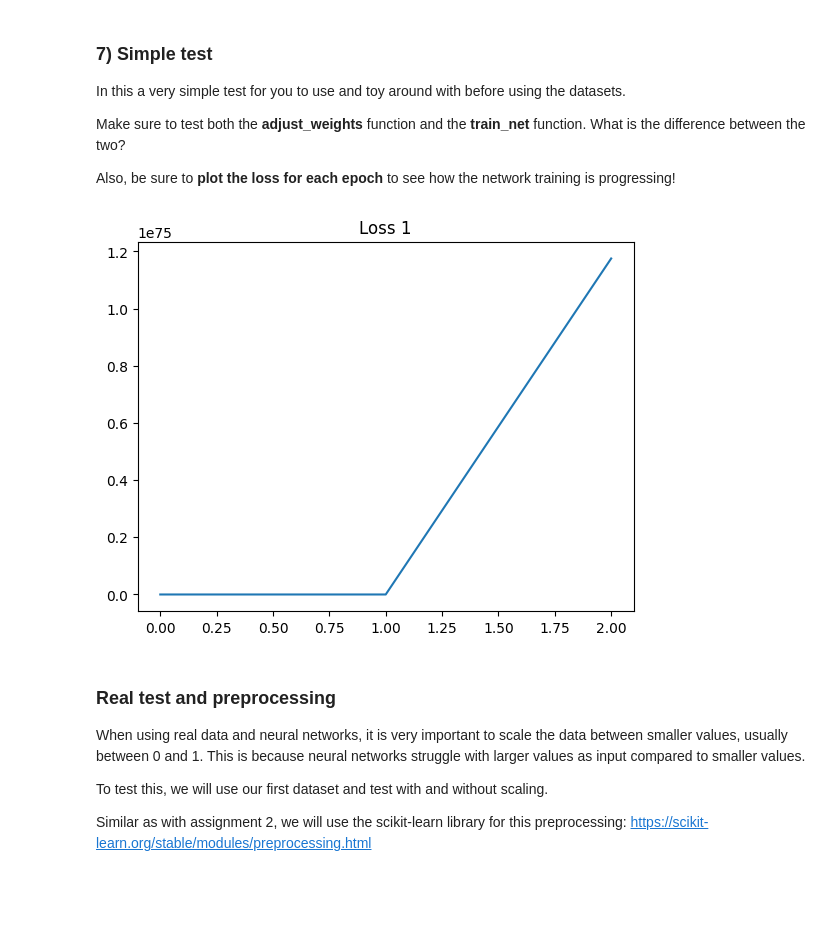
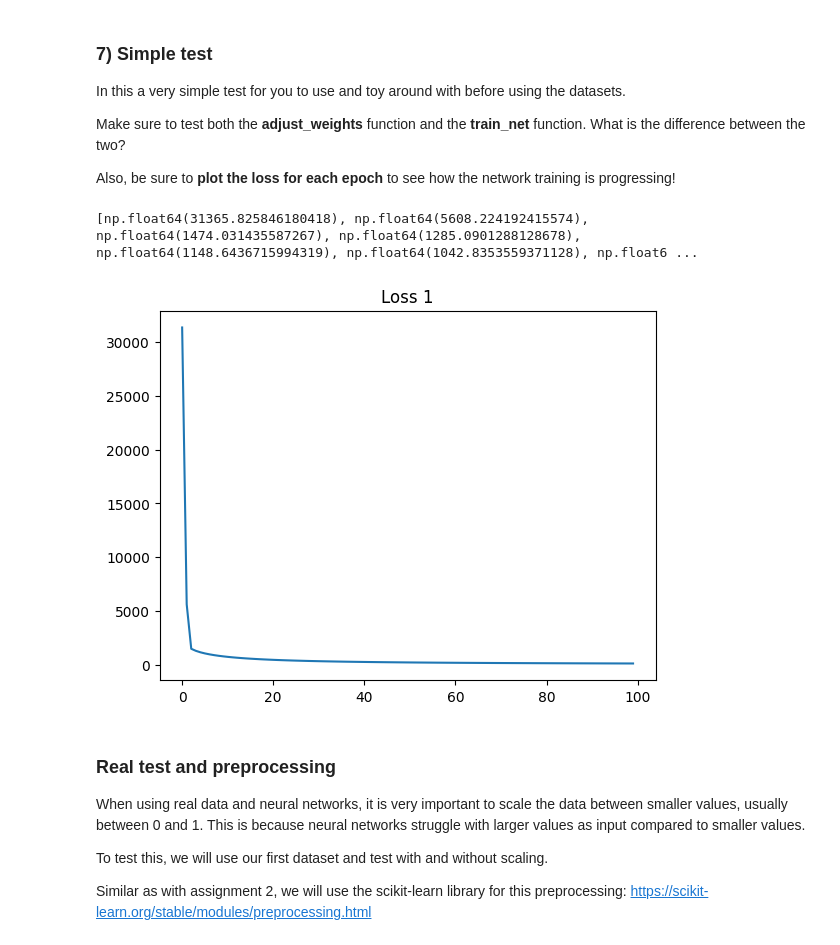
Before and after one commit to JoelScarinius/Neural_Network, a Jupyter notebook: ML-Assignment_3_Joel_Scarinius_Stavmo.ipynb, the cells around one changed output. Drawn from its saved outputs; the diff is of its cells as text; code cells hidden in the pictures; blank space fills up the shorter version.

Commit message:
FIX: adjust weights and calling activation functions correctly

```diff
--- a/ML-Assignment_3_Joel_Scarinius_Stavmo.ipynb
+++ b/ML-Assignment_3_Joel_Scarinius_Stavmo.ipynb
@@ -151,7 +151,7 @@ Finish the MSE_loss (Mean Squared Error loss), as well as adding one additional
 # %%
 # This is the loss for a set of predictions y_hat compared to a set of real values y
 def MSE_loss(y_hat, y):
-    loss = np.mean(np.square(np.subtract(y, y_hat))) # TODO: Finish this function
+    loss = np.mean(np.square(np.subtract(y_hat, y))) # TODO: Finish this function
     return loss
 
 # TODO: Choose another loss function and implement it
@@ -163,11 +163,14 @@ The derivatives of the loss is with respect to the predicted value **y_hat**.
 # %%
 def d_MSE_loss(y_hat, y):
     # TODO: Finish this function
-    dy = np.subtract(y_hat, y)
+    # dy = np.subtract(y_hat, y)
+    dy = 2 * (y_hat - y) / y.size
     return dy
 
 # TODO: Choose another loss function and implement it
 def d_BCE_loss(y_hat, y):
     # TODO: Finish this function
+    epsilon = 1e-10
+    y_hat = np.clip(y_hat, epsilon, 1 - epsilon)
     dy = np.add(np.divide(-y, y_hat), np.divide(np.subtract(1, y), np.subtract(1, y_hat)))
     return dy
@@ -205,7 +203,7 @@ def propagate_backward(weights, activations, dl_dz, bias, activation_function="n
     d_loss = d_activate(dot_product, activation_function) * dl_dz
     d_weights = np.dot(activations.T, d_loss)
     d_activations = np.dot(d_loss, weights.T)
-    d_bias = np.sum(d_loss, axis=1, keepdims=True)
+    d_bias = np.sum(d_loss, axis=0, keepdims=True)
 
     return d_weights, d_activations, d_bias
 # %% [markdown]
@@ -220,7 +218,6 @@ Below is a class implementation of a MLP neural network. This implementation is
 3. Make use of an validation set in the training function. The model should stop training when the loss starts to increase for the validatin set. This feature should be able to be turned on and off to test the difference.
 # %%
 class NeuralNet(object):
-
     # Setup all parameters and activation functions.
     # This function runs directly when a new instance of this class is created.
     def __init__ (self, input_dim, output_dim, neurons = []):
@@ -233,15 +230,16 @@ class NeuralNet(object):
         self.weights = [np.random.normal(0,2,(n,m)) for n,m in
                    zip([input_dim] + neurons, neurons + [output_dim])]
 
-        self.activation_functions = ["relu"] * len(neurons) + ["none"]
+        self.activation_functions = ["ReLU"] * len(neurons) + ["none"]
 
-        self.bias = [np.zeros((1, m)) for m in (neurons + [output_dim])]
+        self.biases = [np.zeros((1, n)) for n in (neurons + [output_dim])]
+        # self.biases = [np.zeros((n, 1), dtype="float64") for n in neurons + [output_dim]]
 
     # Predict the input throughout the network and calculate the output.
     def forward(self, x):
 
         # TODO: Add support for a bias for each neuron in the code below.
-        for layer_weights, layer_activation_function, layer_bias in zip(self.weights, self.activation_functions, self.bias):
+        for layer_weights, layer_activation_function, layer_bias in zip(self.weights, self.activation_functions, self.biases):
             x = propagate_forward(layer_weights, x, layer_bias, layer_activation_function)
 
         return x
@@ -256,7 +254,7 @@ class NeuralNet(object):
         activation = x
         activation_history = [] # NOTE: We need the previous (or intermediate) activations to make use of the "chain rule" (see lecture notes).
 
-        for layer_weights, layer_activation_function, layer_bias in zip(self.weights, self.activation_functions, self.bias):
+        for layer_weights, layer_bias, layer_activation_function in zip(self.weights, self.biases, self.activation_functions):
             activation_history.append(activation)
             activation = propagate_forward(layer_weights, activation, layer_bias, layer_activation_function)
 
@@ -267,16 +265,16 @@ class NeuralNet(object):
 
         for i, (
             layer_weights,
+            layer_bias,
             layer_activation_function,
-            layer_bias,
             previous_activations,
         ) in reversed(
             list(
                 enumerate(
                     zip(
                         self.weights,
+                        self.biases,
                         self.activation_functions,
-                        self.bias,
                         activation_history,
                     )
                 )
@@ -286,8 +284,11 @@ class NeuralNet(object):
             d_weights, d_activations, d_bias = propagate_backward(layer_weights, previous_activations, d_activations, layer_bias, layer_activation_function)
 
             # NOTE: Here is where the weight update is happening.
-            self.weights[i] -= learning_rate * d_weights[i]
-            self.bias[i] -= learning_rate * d_bias[i]
+            layer_weights -= learning_rate * d_weights
+            layer_bias -= learning_rate * d_bias
+
+            self.weights[i] = layer_weights
+            self.biases[i] = layer_bias
 
         return loss
 
@@ -303,6 +304,8 @@ class NeuralNet(object):
             for batch in batches:
                 batch = self.forward(batch)
                 loss = self.adjust_weights(batch, y, learning_rate)
+                print("Batch#: ", batch)
+                print("Loss: ", loss)
 
         # TODO: Implement the use of validation data, that is, splitting the training data into training data and validation data.
         #       The validation data should be used to stop the training when the model stops to generalize and starts to overfit.
@@ -325,30 +328,30 @@ Also, be sure to **plot the loss for each epoch** to see how the network trainin
 # %%
 # TODO: You can change most things in this cell if you want to, we encourage it!
 
 n = 1000
 d = 4
 
 k = np.random.randint(0,10,(d,1))
 x = np.random.normal(0,1,(n,d))
 y = np.dot(x,k) + 0.1 + np.random.normal(0,0.01,(n,1))
 
-
 nn = NeuralNet(d, 1, [18, 12])
 
-loss_1 = [nn.adjust_weights(x, y) for _ in range(1000)]
+loss_1 = [nn.adjust_weights(x, y) for _ in range(100)]
 print(loss_1)
 
 # loss_2 = train_net(...) # TODO: Use the train_net function to compare with the "adjust_weights" function.
 
 plt.plot(loss_1)
 plt.title("Loss 1")
 plt.show()
 
 # plt.plot(loss_2)
 # plt.title("Loss 2")
 # plt.show()
 # %% [output]
+[np.float64(31365.825846180418), np.float64(5608.224192415574), np.float64(1474.031435587267), np.float64(1285.0901288128678), np.float64(1148.6436715994319), np.float64(1042.8353559371128), np.float6 ...
-[figure, old version]
+[figure, new version]
 # %% [markdown]
 ### Real test and preprocessing
 
```
Also changed, not shown: parts of 5 cells of this notebook.
